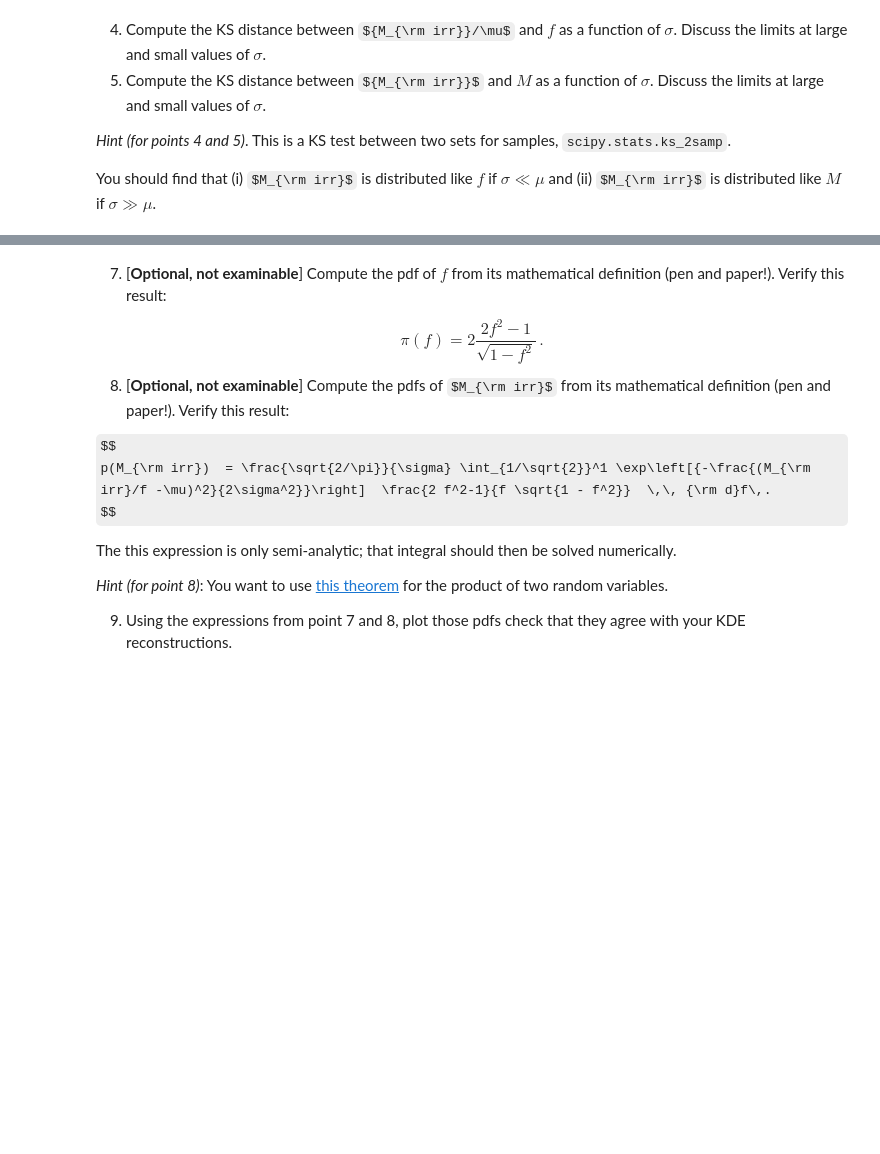
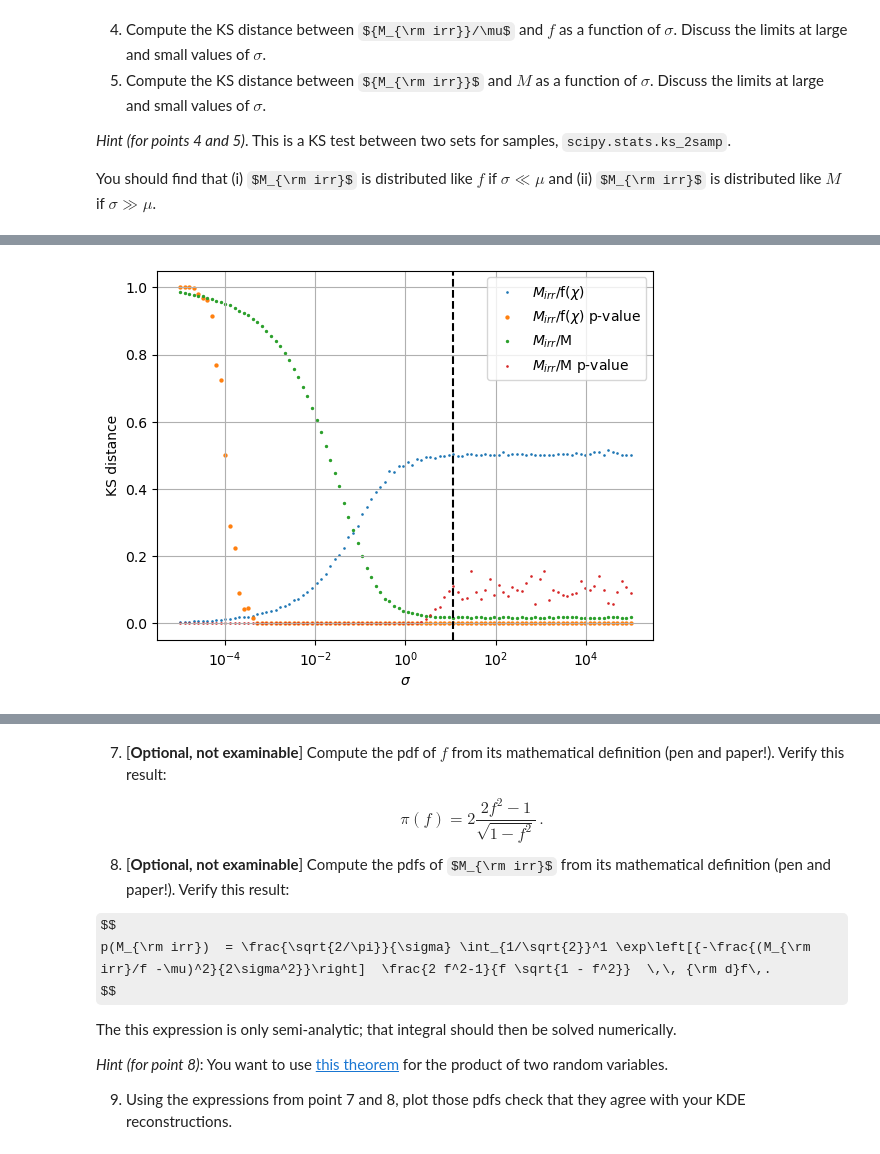
Before and after one commit to DemetryG16/astrostatistics_bicocca_2026, a Jupyter notebook: working/Sol_7.ipynb, the cells around one changed output, grey strips where cells are left out. Cells and saved outputs as stored; diff of their text form; code cells hidden in the pictures; some formulas as TeX source; blank space fills up the shorter version.

```diff
--- a/working/Sol_7.ipynb
+++ b/working/Sol_7.ipynb
@@ -114,9 +112,5 @@ for s in sig_list:
  ks_dist_f.append(scipy.stats.ks_2samp(x*f(y),f(y)))
  ks_dist_m.append(scipy.stats.ks_2samp(x*f(y),x))
 
-plt.scatter(sig_list,ks_dist_f.statistic,label= '$M_{irr}$/f($\chi$)')
-plt.scatter(sig_list,ks_dist_m.statistic,label= '$M_{irr}$/M')
-plt.xscale('log')
-plt.xlabel("$\sigma$")
-plt.ylabel('KS distance')
-plt.legend();
+ks_dist_m = np.array(ks_dist_m)
+ks_dist_f = np.array(ks_dist_f)
@@ -142,3 +117,16 @@ KstestResult(statistic=np.float64(0.5047), pvalue=np.float64(0.0), statistic_loc
+# %%
+plt.scatter(sig_list,ks_dist_f[:,0], s= 0.8,label= '$M_{irr}$/f($\chi$)')
+plt.scatter(sig_list,ks_dist_f[:,1], s= 4.5,label= '$M_{irr}$/f($\chi$) p-value')
+plt.scatter(sig_list,ks_dist_m[:,0], s= 2,label= '$M_{irr}$/M')
+plt.scatter(sig_list,ks_dist_m[:,1], s= 0.8,label= '$M_{irr}$/M p-value')
+plt.axvline(sig_list[60], c='black', ls= 'dashed')  # Compare it with the first histogram in this notebook
+plt.xscale('log')
+plt.xlabel("$\sigma$")
+plt.ylabel('KS distance')
+plt.grid()
+plt.legend();
+# %% [output]
+[figure, added]
 # %% [markdown]
 ---
 
```
Also changed, not shown: parts of 14 cells of this notebook, 1 other file.
